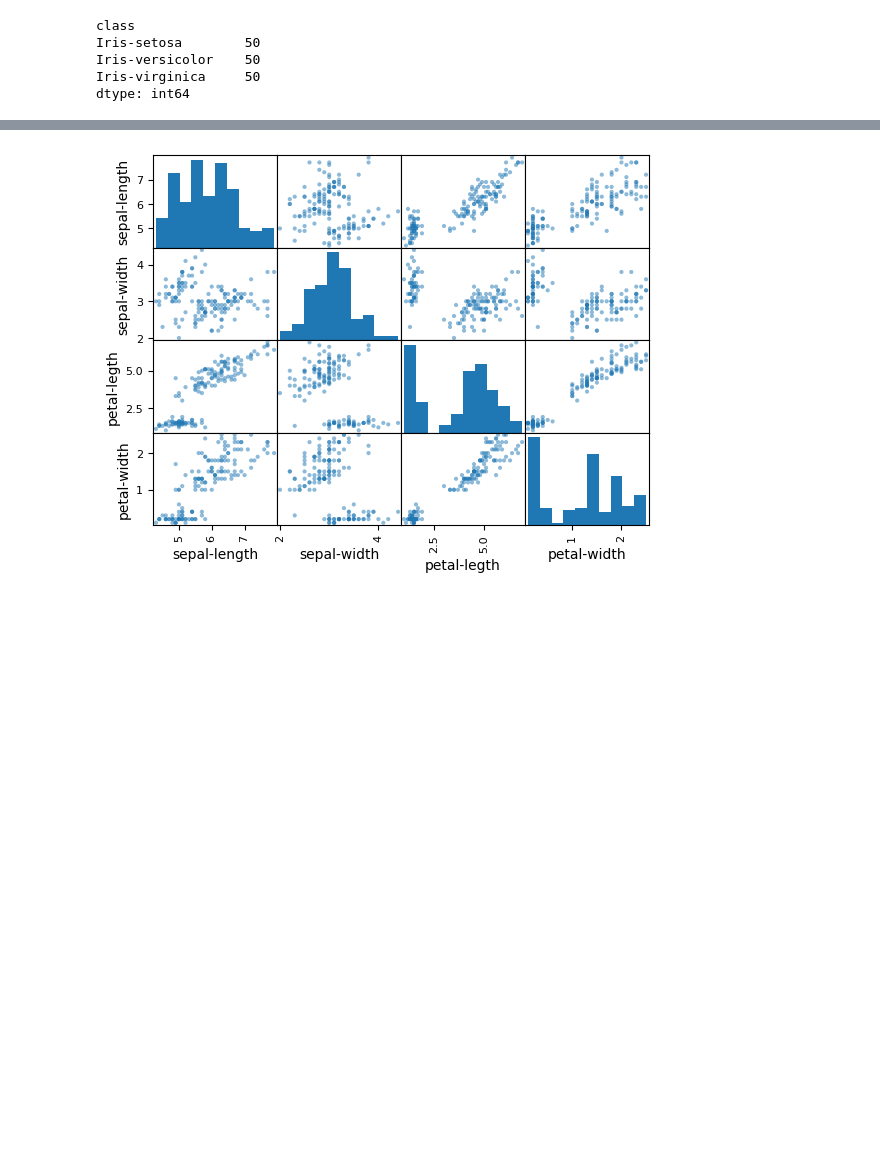
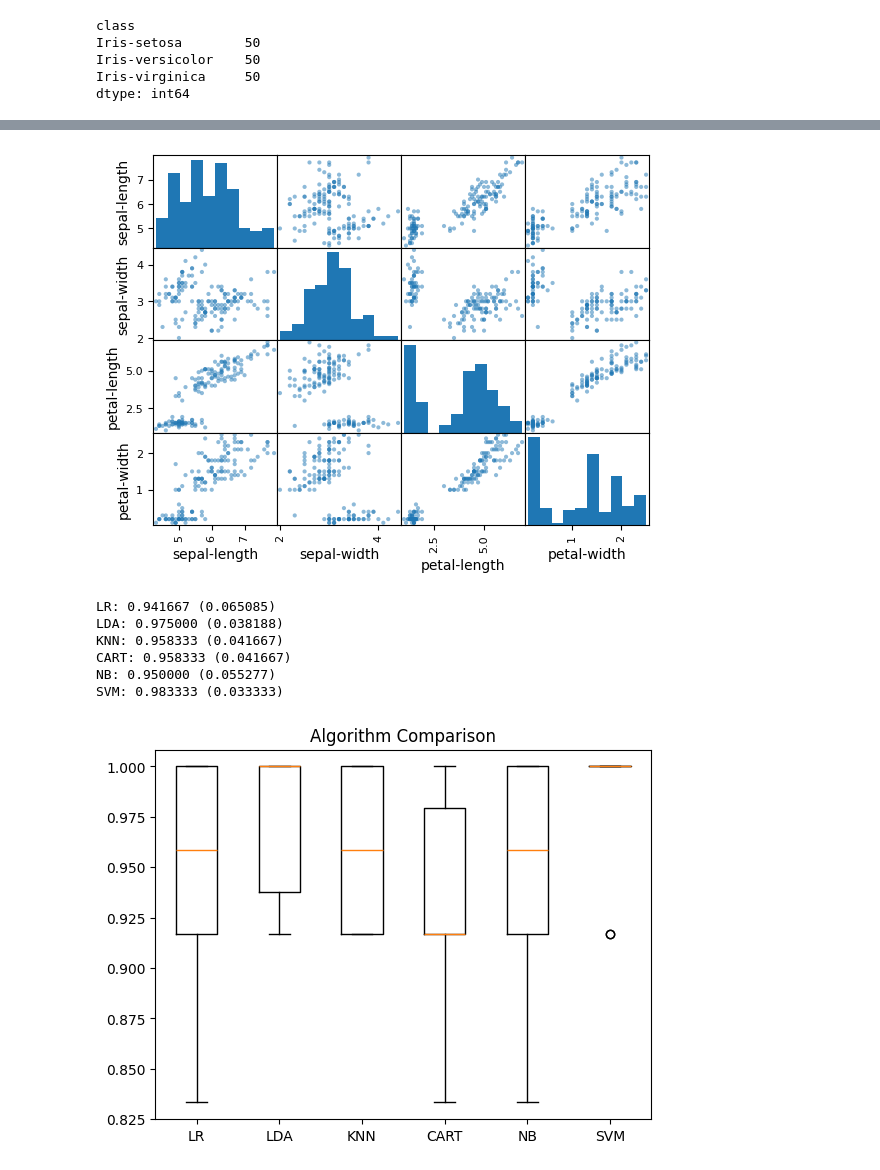
Before and after one commit to dcmbrz/Ml-Hello-World-Iris-Flower-Dataset-, a Jupyter notebook: main.ipynb, the cells around one changed output, grey strips where cells are left out. Drawn from its saved outputs; the diff is of its cells as text; code cells hidden in the pictures; blank space fills up the shorter version.

```diff
--- a/main.ipynb
+++ b/main.ipynb
@@ -18,7 +18,7 @@ from sklearn.svm import SVC
 # %%
 # Loading dataset
 url = "https://raw.githubusercontent.com/jbrownlee/Datasets/master/iris.csv"
-names = ['sepal-length', 'sepal-width', 'petal-legth', 'petal-width', 'class']
+names = ['sepal-length', 'sepal-width', 'petal-length', 'petal-width', 'class']
 dataset = read_csv(url, names=names)
 # %%
 print(dataset.shape)
@@ -80,4 +80,4 @@ plt.show()
 scatter_matrix(dataset)
 plt.show()
 # %% [output]
-[figure, old version]
+[figure, new version]
@@ -83,0 +90,38 @@ plt.show()
+# %%
+# split-out Validation dataset
+X = dataset.iloc[:,:4].to_numpy()
+y = dataset.iloc[:,4].to_numpy()
+X_train, X_validation, Y_train, Y_validation = train_test_split(X,y, test_size=0.20, random_state=1, stratify=y)
+# %%
+# spot check algorithms
+models = []
+models.append(('LR', LogisticRegression(solver='liblinear', multi_class='ovr')))
+models.append(('LDA', LinearDiscriminantAnalysis()))
+models.append(('KNN', KNeighborsClassifier()))
+models.append(('CART', DecisionTreeClassifier()))
+models.append(('NB', GaussianNB()))
+models.append(('SVM', SVC(gamma='auto')))
+
+# evaluating each model in turn
+results = []
+names = []
+for name, model in models:
+    kfold = StratifiedKFold(n_splits=10, random_state=1, shuffle=True)
+    cv_results = cross_val_score(model, X_train, Y_train, cv=kfold, scoring='accuracy')
+    results.append(cv_results)
+    names.append(name)
+    print('%s: %f (%f)' % (name, cv_results.mean(), cv_results.std()))
+# %% [output]
+LR: 0.941667 (0.065085)
+LDA: 0.975000 (0.038188)
+KNN: 0.958333 (0.041667)
+CART: 0.958333 (0.041667)
+NB: 0.950000 (0.055277)
+SVM: 0.983333 (0.033333)
+# %%
+# comparing algorithms
+plt.boxplot(results, labels=names)
+plt.title('Algorithm Comparison')
+plt.show()
+# %% [output]
+[figure, added]
```
Also changed, not shown: parts of 5 cells of this notebook.
